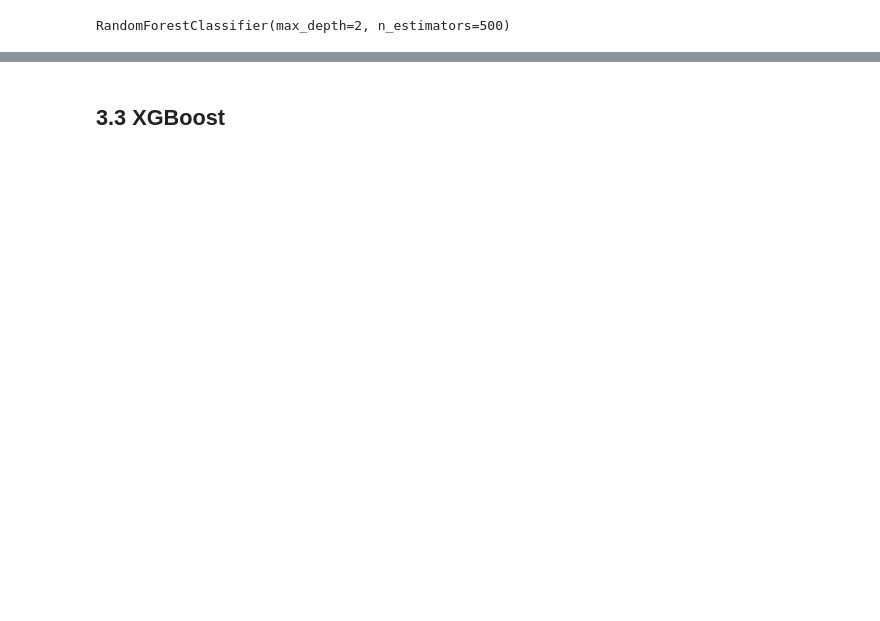
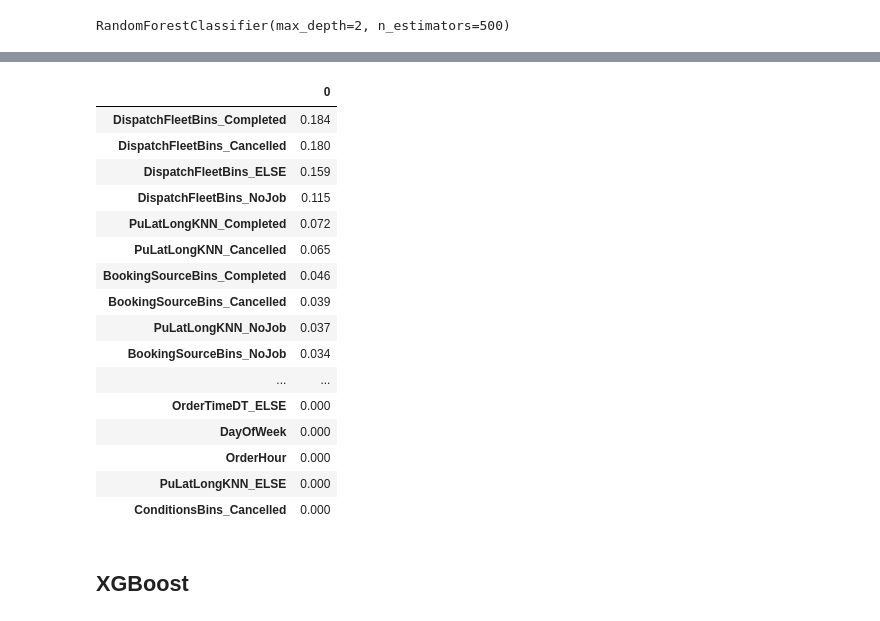
Before and after one commit to xhua0336/Taxi_booking_analysis, a Jupyter notebook: Feature+model.ipynb, the cells around one changed output, grey strips where cells are left out. Cells and saved outputs as stored; diff of their text form; code cells hidden in the pictures; blank space fills up the shorter version.

```diff
--- a/Feature+model.ipynb
+++ b/Feature+model.ipynb
@@ -1621,5 +1738,26 @@ validation f1_score:  0.21840240296616134
+# %%
+pd.DataFrame(rf.feature_importances_.round(3).T,train[mdl_cols].columns).sort_values(0, ascending = False)
+#print out feature importance
+# %% [output]
+|  | 0 |
+| DispatchFleetBins_Completed | 0.184 |
+| DispatchFleetBins_Cancelled | 0.180 |
+| DispatchFleetBins_ELSE | 0.159 |
+| DispatchFleetBins_NoJob | 0.115 |
+| PuLatLongKNN_Completed | 0.072 |
+| PuLatLongKNN_Cancelled | 0.065 |
+| BookingSourceBins_Completed | 0.046 |
+| BookingSourceBins_Cancelled | 0.039 |
+| PuLatLongKNN_NoJob | 0.037 |
+| BookingSourceBins_NoJob | 0.034 |
+| ... | ... |
+| OrderTimeDT_ELSE | 0.000 |
+| DayOfWeek | 0.000 |
+| OrderHour | 0.000 |
+| PuLatLongKNN_ELSE | 0.000 |
+| ConditionsBins_Cancelled | 0.000 |
 # %% [markdown]
-## 3.3 XGBoost
+## XGBoost
 # %%
 xgb = xgboost.XGBClassifier(n_estimators = 500, max_depth = 2, min_samples_weight = 0.05)
 xgb.fit(train[mdl_cols],train['target_4cls'])
```
Also changed, not shown: parts of 93 cells of this notebook.
